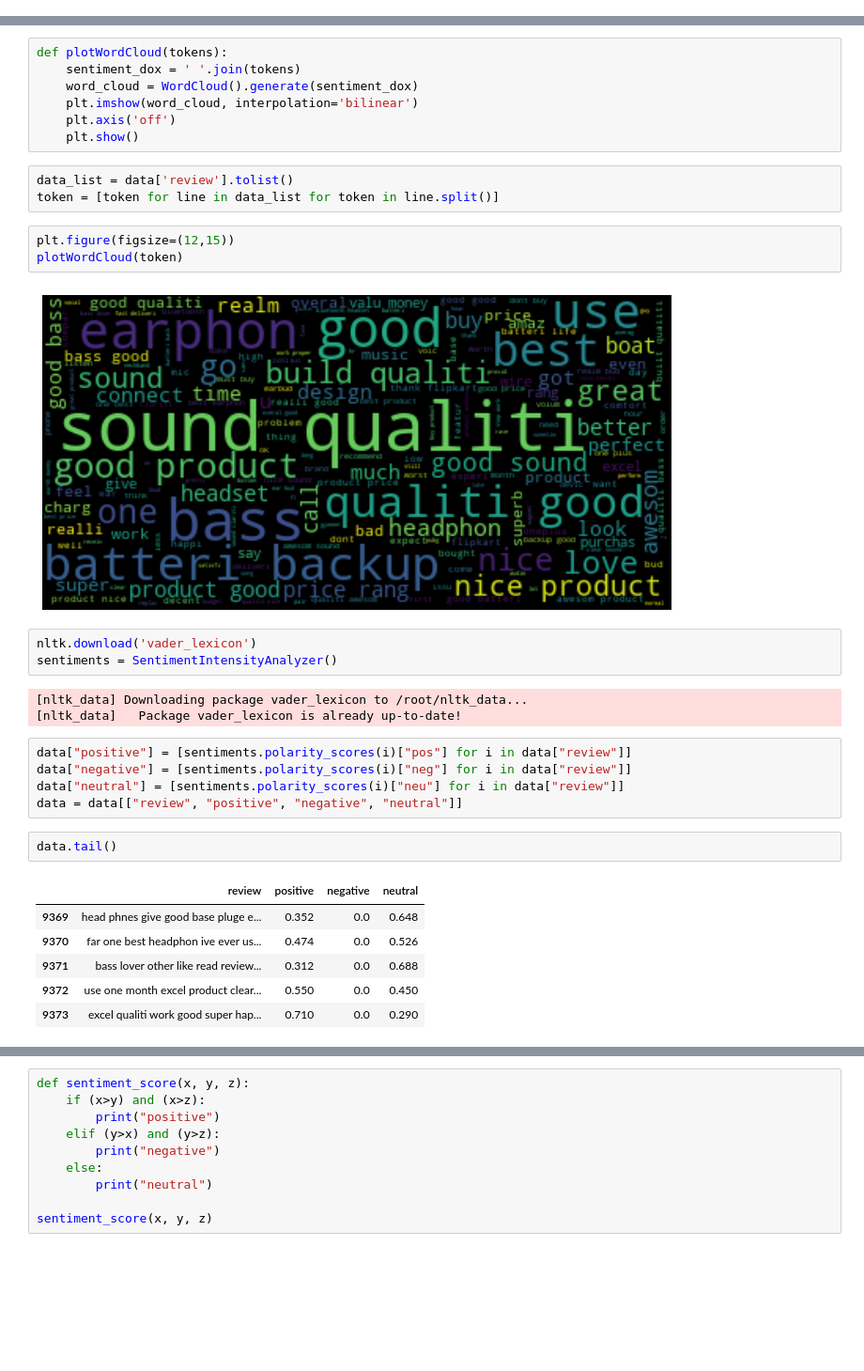
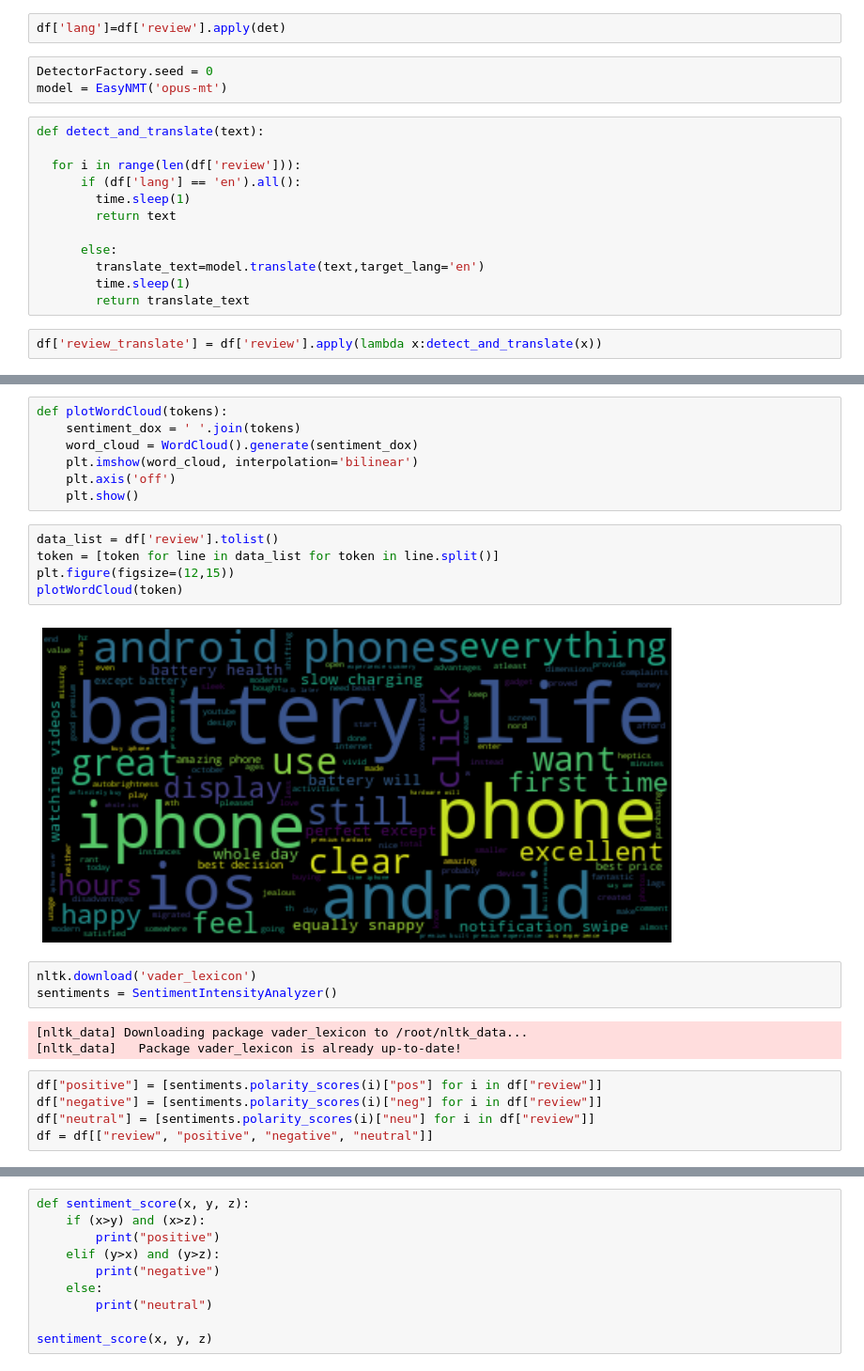
Before and after one commit to tadityareddy/Aspect-Based-Sentiment-Analysis, a Jupyter notebook: Aspect_Based_Sentiment_Analysis.ipynb, the cells around one changed output, grey strips where cells are left out. Shown: that part at 94% size. Drawn from its saved outputs; the diff is of its cells as text; blank space fills up the shorter version.

```diff
--- a/Aspect_Based_Sentiment_Analysis.ipynb
+++ b/Aspect_Based_Sentiment_Analysis.ipynb
@@ -104 +163,20 @@ data['review'][0]
+# %%
+df['lang']=df['review'].apply(det)
+# %%
+DetectorFactory.seed = 0
+model = EasyNMT('opus-mt')
+# %%
+def detect_and_translate(text):
+
+  for i in range(len(df['review'])):
+      if (df['lang'] == 'en').all():
+        time.sleep(1)
+        return text
+
+      else:
+        translate_text=model.translate(text,target_lang='en')
+        time.sleep(1)
+        return translate_text
+# %%
+df['review_translate'] = df['review'].apply(lambda x:detect_and_translate(x))
 # %%
@@ -124,13 +202,12 @@ def plotWordCloud(tokens):
     plt.axis('off')
     plt.show()
 # %%
-data_list = data['review'].tolist()
+data_list = df['review'].tolist()
 token = [token for line in data_list for token in line.split()]
+plt.figure(figsize=(12,15))
+plotWordCloud(token)
+# %% [output]
+[figure, added]
-# %%
-plt.figure(figsize=(12,15))
-plotWordCloud(token)
-# %% [output]
-[figure, removed]
 # %%
 nltk.download('vader_lexicon')
 sentiments = SentimentIntensityAnalyzer()
@@ -138,16 +215,7 @@ sentiments = SentimentIntensityAnalyzer()
 [nltk_data] Downloading package vader_lexicon to /root/nltk_data...
 [nltk_data]   Package vader_lexicon is already up-to-date!
 # %%
-data["positive"] = [sentiments.polarity_scores(i)["pos"] for i in data["review"]]
-data["negative"] = [sentiments.polarity_scores(i)["neg"] for i in data["review"]]
-data["neutral"] = [sentiments.polarity_scores(i)["neu"] for i in data["review"]]
-data = data[["review", "positive", "negative", "neutral"]]
+df["positive"] = [sentiments.polarity_scores(i)["pos"] for i in df["review"]]
+df["negative"] = [sentiments.polarity_scores(i)["neg"] for i in df["review"]]
+df["neutral"] = [sentiments.polarity_scores(i)["neu"] for i in df["review"]]
+df = df[["review", "positive", "negative", "neutral"]]
-# %%
-data.tail()
-# %% [output]
-|  | review | positive | negative | neutral |
-| 9369 | head phnes give good base pluge e... | 0.352 | 0.0 | 0.648 |
-| 9370 | far one best headphon ive ever us... | 0.474 | 0.0 | 0.526 |
-| 9371 | bass lover other like read review... | 0.312 | 0.0 | 0.688 |
-| 9372 | use one month excel product clear... | 0.550 | 0.0 | 0.450 |
-| 9373 | excel qualiti work good super hap... | 0.710 | 0.0 | 0.290 |
```
Also changed, not shown: parts of 28 cells of this notebook.
